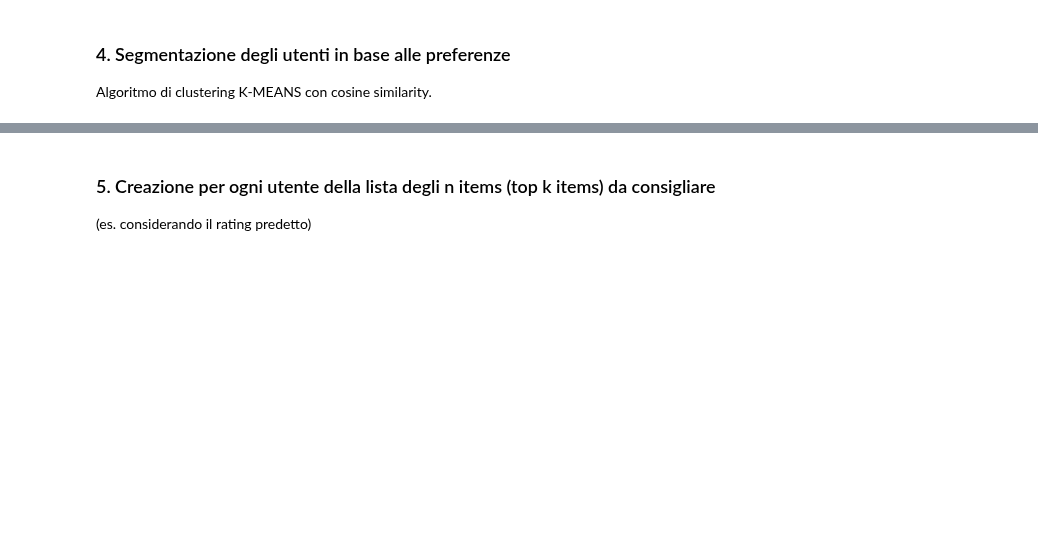
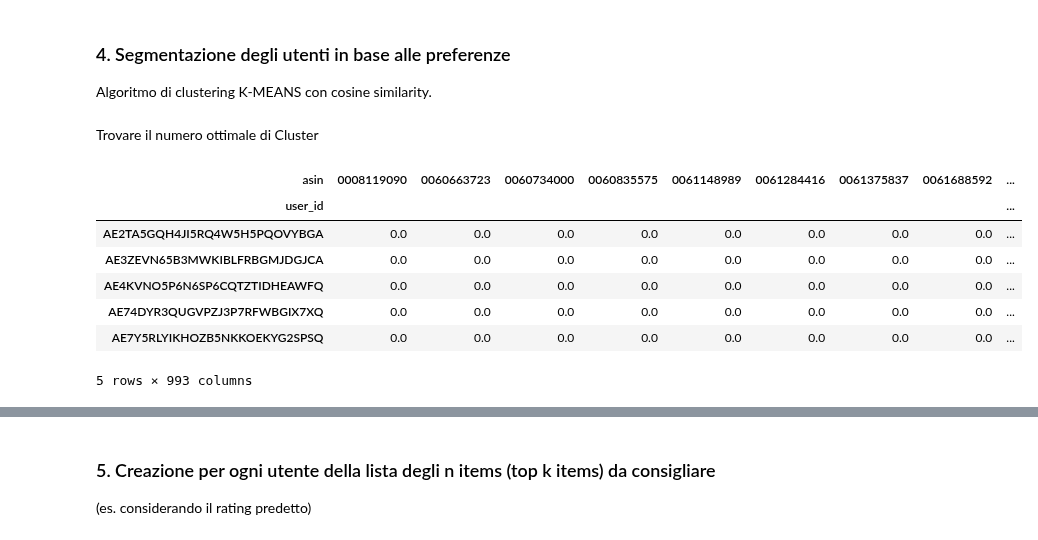
Before and after one commit to richbira/Computing-Methods-for-Business-Management-Project, a Jupyter notebook: Proj_metodi_informatici.ipynb, the cells around one changed output, grey strips where cells are left out. Cells and saved outputs as stored; diff of their text form; code cells hidden in the pictures; blank space fills up the shorter version.

```diff
--- a/Proj_metodi_informatici.ipynb
+++ b/Proj_metodi_informatici.ipynb
@@ -472,3 +406,17 @@ full_rating_matrix.head(90)
 # %% [markdown]
 ### 4. Segmentazione degli utenti in base alle preferenze
 Algoritmo di clustering K-MEANS con cosine similarity.
+# %% [markdown]
+Trovare il numero ottimale di Cluster
+# %%
+user_item_matrix = df.pivot_table(index='user_id', columns='asin', values='rating', aggfunc='mean').fillna(0)
+user_item_matrix.head()
+# %% [output]
+| asin | 0008119090 | 0060663723 | 0060734000 | 0060835575 | 0061148989 | 0061284416 | 0061375837 | 0061688592 | ... |
+| user_id |  |  |  |  |  |  |  |  | ... |
+| AE2TA5GQH4JI5RQ4W5H5PQOVYBGA | 0.0 | 0.0 | 0.0 | 0.0 | 0.0 | 0.0 | 0.0 | 0.0 | ... |
+| AE3ZEVN65B3MWKIBLFRBGMJDGJCA | 0.0 | 0.0 | 0.0 | 0.0 | 0.0 | 0.0 | 0.0 | 0.0 | ... |
+| AE4KVNO5P6N6SP6CQTZTIDHEAWFQ | 0.0 | 0.0 | 0.0 | 0.0 | 0.0 | 0.0 | 0.0 | 0.0 | ... |
+| AE74DYR3QUGVPZJ3P7RFWBGIX7XQ | 0.0 | 0.0 | 0.0 | 0.0 | 0.0 | 0.0 | 0.0 | 0.0 | ... |
+| AE7Y5RLYIKHOZB5NKKOEKYG2SPSQ | 0.0 | 0.0 | 0.0 | 0.0 | 0.0 | 0.0 | 0.0 | 0.0 | ... |
+5 rows × 993 columns
```
Also changed, not shown: parts of 28 cells of this notebook.
